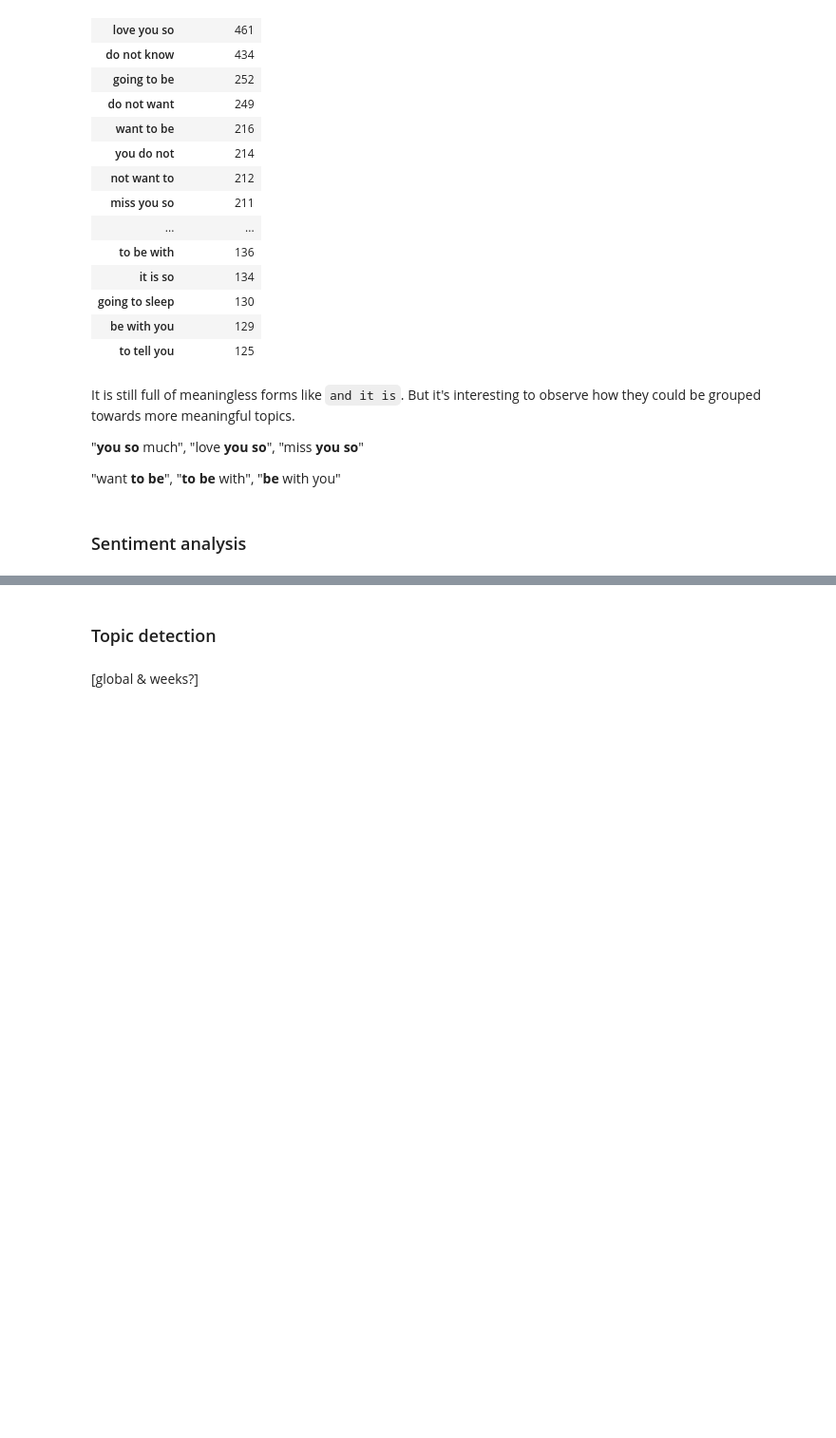
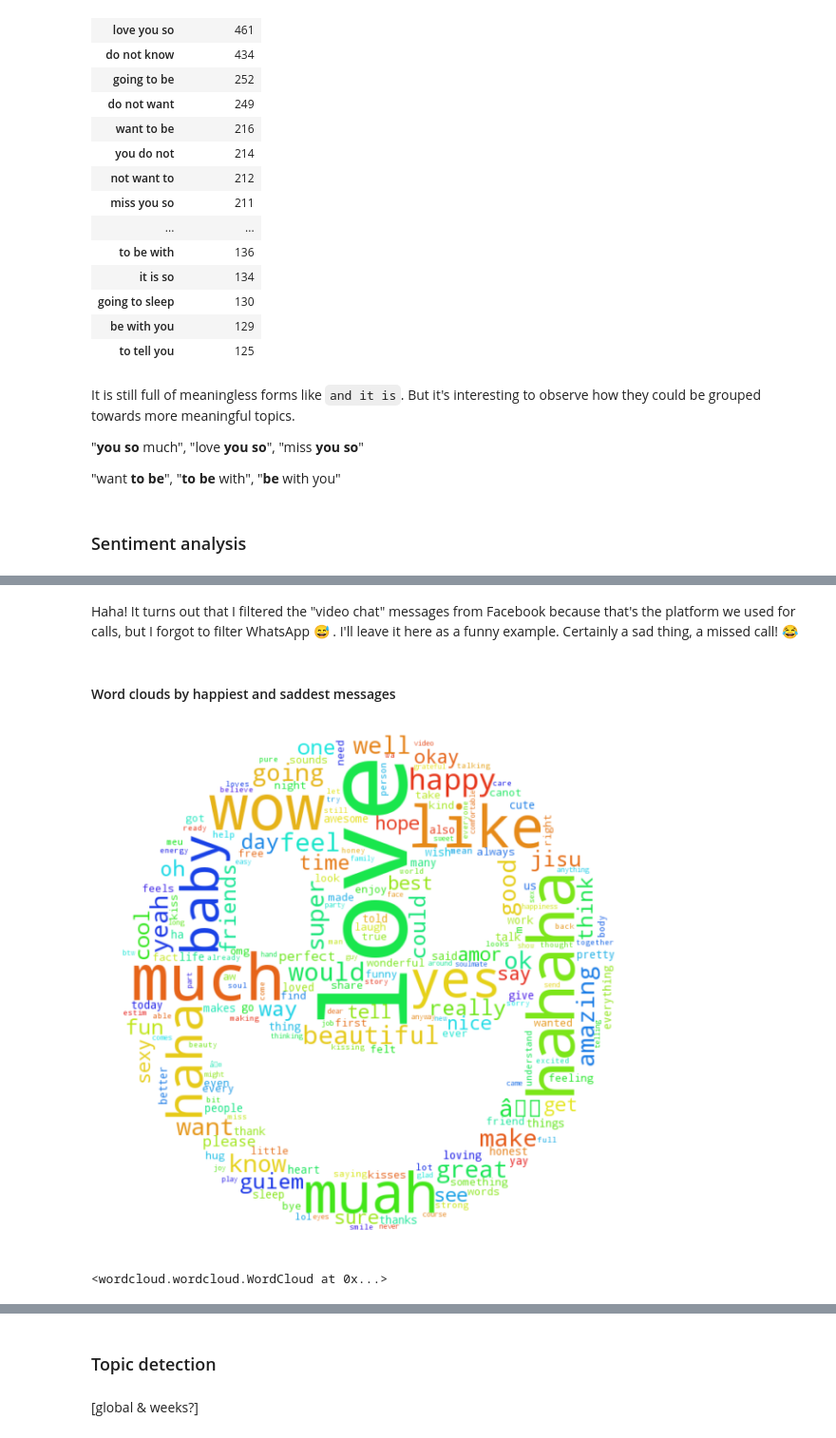
Before and after one commit to guiem/my_notebooks, a Jupyter notebook: anniversary/anniversary.ipynb, the cells around one changed output, grey strips where cells are left out. Shown at 95% size. Drawn from its saved outputs; the diff is of its cells as text; code cells hidden in the pictures; blank space fills up the shorter version.

```diff
--- a/anniversary/anniversary.ipynb
+++ b/anniversary/anniversary.ipynb
@@ -759,0 +765,2 @@ It is still full of meaningless forms like `and it is`. But it's interesting to
+# %%
+sid = SentimentIntensityAnalyzer()
@@ -759,0 +846,21 @@ It is still full of meaningless forms like `and it is`. But it's interesting to
+# %% [markdown]
+Haha! It turns out that I filtered the "video chat" messages from Facebook because that's the platform we used for calls, but I forgot to filter WhatsApp 😅 . I'll leave it here as a funny example. Certainly a sad thing, a missed call! 😂
+# %% [markdown]
+#### Word clouds by happiest and saddest messages
+# %%
+df_pos = df[df.senti>0.5].text_normalized.dropna()
+top_1000 = pd.Series(' '.join(df_pos).split()).value_counts()[:1000]
+happy_mask = np.array(Image.open("./imgs/happy.jpg"))
+stopwords = set()
+wc = WordCloud(background_color="white",mask=happy_mask,stopwords=stopwords)
+wc.generate_from_frequencies(list(top_1000.to_dict().items()))
+plt.figure(figsize=(20,10))
+plt.imshow(wc, interpolation='bilinear')
+plt.axis("off")
+plt.axis("off")
+plt.show()
+# store to file because in the Jupyter notebook we cannot observe all the details
+wc.to_file("./imgs/happyuni.png")
+# %% [output]
+[figure, added]
+<wordcloud.wordcloud.WordCloud at 0x...>
```
Also changed, not shown: parts of 25 cells of this notebook, 4 other files.
